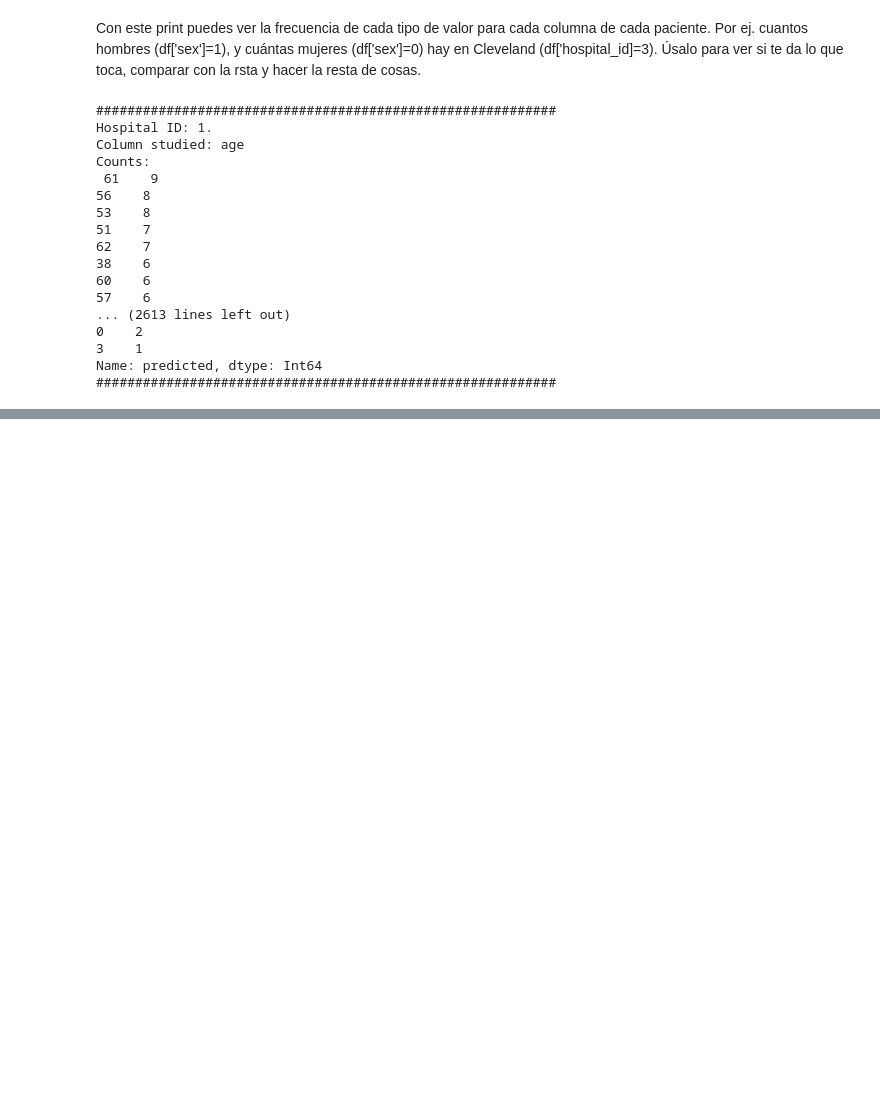
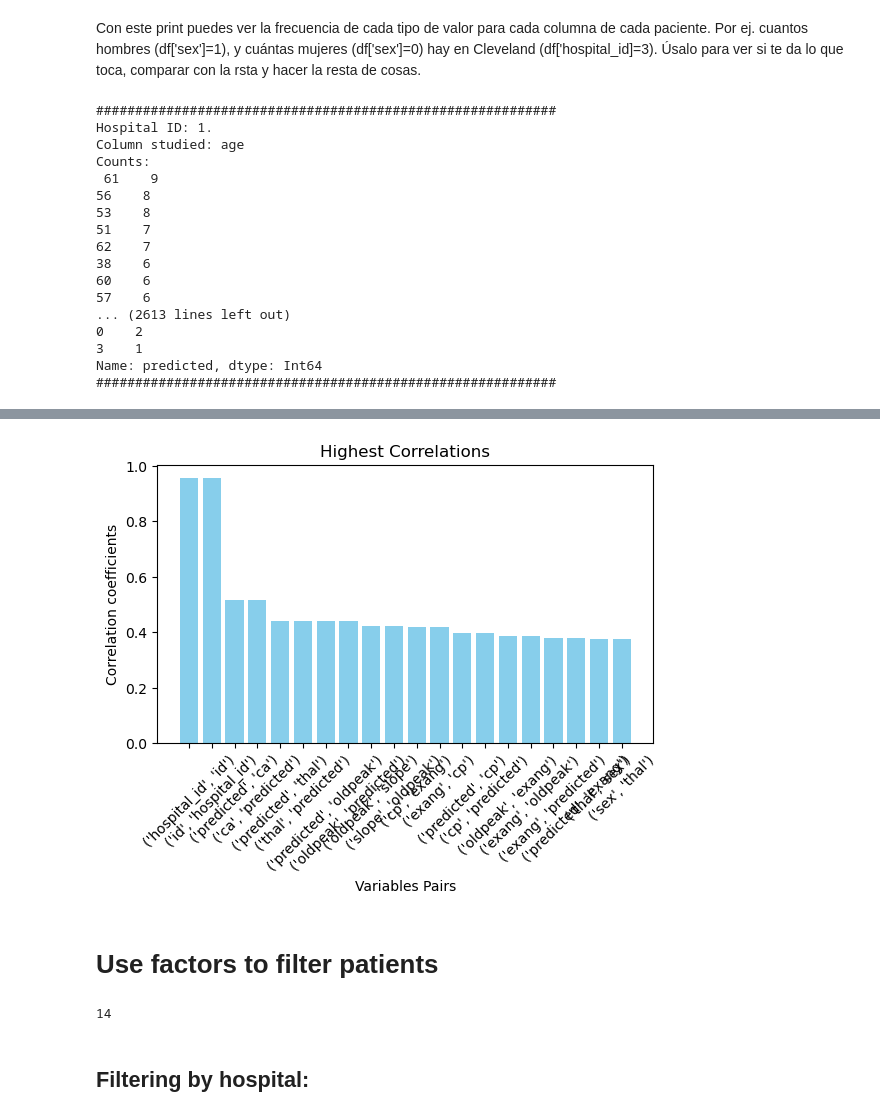
Before and after one commit to oriolbustos/data_lab, a Jupyter notebook: Project 1/heart_disease_project.ipynb, the cells around one changed output, grey strips where cells are left out. Saved outputs shown, nothing was run; the diff lists cells and outputs as text; code cells hidden in the pictures; blank space fills up the shorter version.

```diff
--- a/Project 1/heart_disease_project.ipynb
+++ b/Project 1/heart_disease_project.ipynb
@@ -399,0 +403,24 @@ Name: predicted, dtype: Int64
+# %%
+highest_correlations = correlation_matrix.abs().unstack().sort_values(ascending=False) # te coge los valores que tienen mayor correlación entre ellos
+highest_correlations = highest_correlations[highest_correlations != 1] # que sea diferente de 1, porque si es 1 será entre clases
+
+
+plt.bar(range(len(highest_correlations[:20])), highest_correlations[:20], color='skyblue')
+plt.xlabel('Variables Pairs')
+plt.ylabel('Correlation coefficients')
+plt.title('Highest Correlations')
+plt.xticks(range(len(highest_correlations[:20])), highest_correlations[:20].index, rotation=45)
+plt.subplots_adjust(bottom=0.3)
+plt.show()
+# %% [output]
+[figure, added]
+# %% [markdown]
+# Use factors to filter patients
+# %%
+df_concatenated
+df_concatenated_hosp = df_concatenated.columns.get_loc('hospital_id')
+print(df_concatenated_hosp)
+# %% [output]
+14
+# %% [markdown]
+## Filtering by hospital:
```
Also changed, not shown: parts of 19 cells of this notebook.
